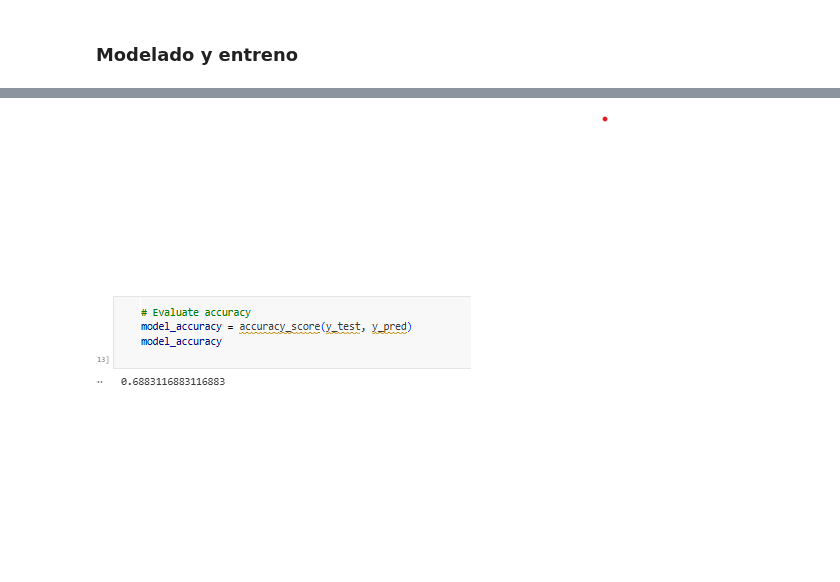
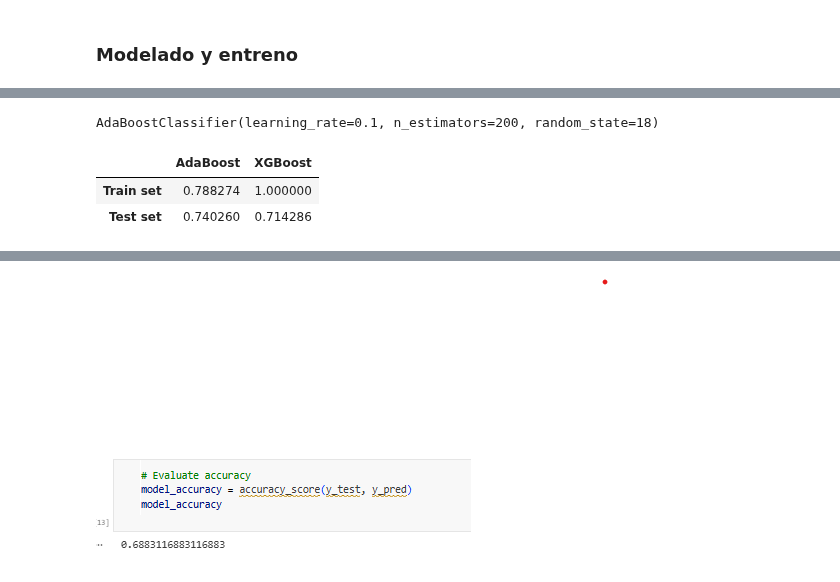
Before and after one commit to 4GeeksAcademy/GuilloMansa-MachineLearning, a Jupyter notebook: src/06-boosting-random-forest-diabetes.ipynb, the cells around one changed output, grey strips where cells are left out. Drawn from its saved outputs; the diff is of its cells as text; code cells hidden in the pictures; blank space fills up the shorter version.

```diff
--- a/src/06-boosting-random-forest-diabetes.ipynb
+++ b/src/06-boosting-random-forest-diabetes.ipynb
@@ -69,17 +87,0 @@ X_train, X_test, y_train, y_test
-# %%
-# modelos
-ada = AdaBoostRegressor(n_estimators=100,
-                        learning_rate=0.1,
-                        random_state=18)
-gb = GradientBoostingRegressor(n_estimators=100,
-                               learning_rate=0.1,
-                               random_state=18)
-# xgb = XGBRegressor(n_estimators=100,
-#                   learning_rate=0.1,
-#                   random_state=18)
-xgb = XGBRegressor(n_estimators=35,
-                   learning_rate=0.5,
-                   random_state=18)
-lgb = LGBMRegressor(n_estimators=100,
-                    learning_rate=0.1,
-                    random_state=18)
@@ -85,0 +103,4 @@ lgb = LGBMRegressor(n_estimators=100,
+# %%
+ada.fit(X_train, y_train)
+# %% [output]
+AdaBoostClassifier(learning_rate=0.1, n_estimators=200, random_state=18)
@@ -85,0 +115,15 @@ lgb = LGBMRegressor(n_estimators=100,
+# %%
+accuracy_train = (accuracy_score(y_train, ada_y_pred_train),
+                  accuracy_score(y_train, xgb_y_pred_train))
+accuracy_test = (accuracy_score(y_test, ada_y_pred_test),
+                 accuracy_score(y_test, xgb_y_pred_test))
+
+accuracy = pd.DataFrame(data=[accuracy_train, accuracy_test],
+                        columns=['AdaBoost', 'XGBoost'],
+                        index=['Train set', 'Test set'])
+
+accuracy
+# %% [output]
+|  | AdaBoost | XGBoost |
+| Train set | 0.788274 | 1.000000 |
+| Test set | 0.740260 | 0.714286 |
```
Also changed, not shown: parts of 34 cells of this notebook.
